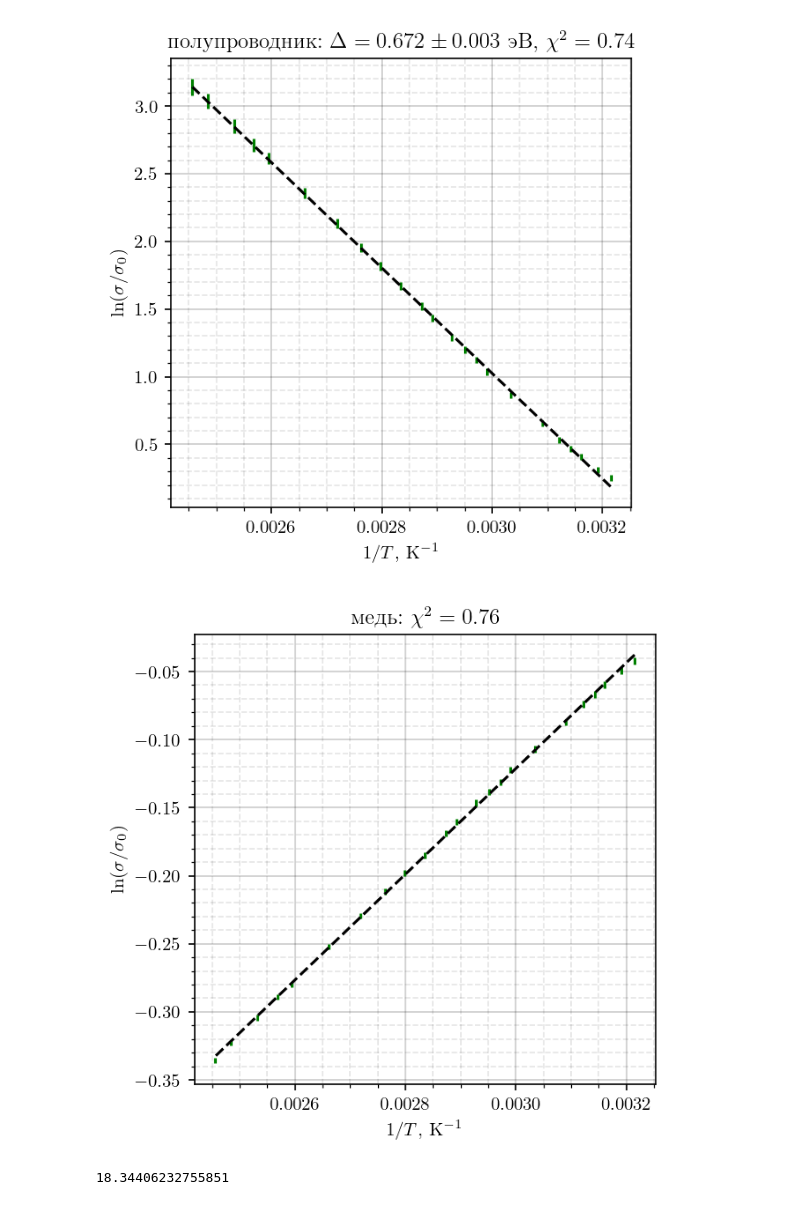
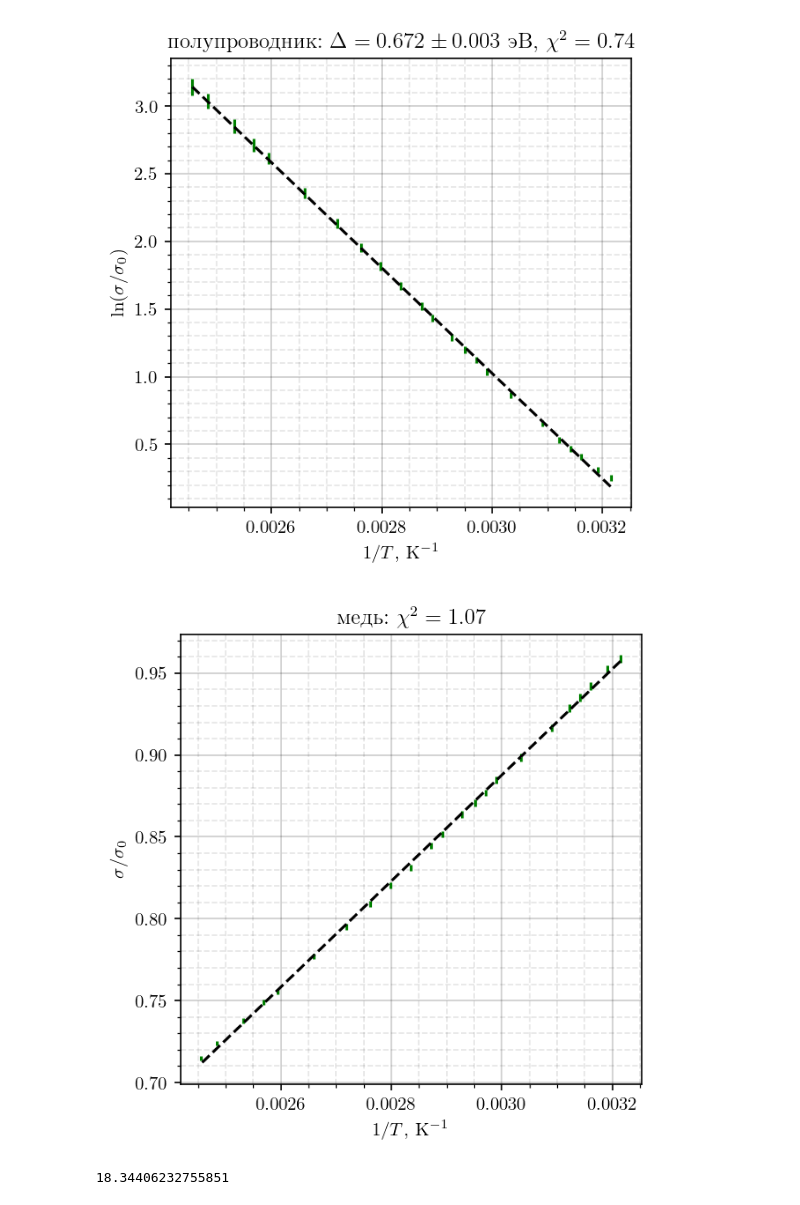
Before and after one commit to k1242/notes_6sem, a Jupyter notebook: labs/6.11.1/11.1.ipynb, the cells around one changed output. Drawn from its saved outputs; the diff is of its cells as text; code cells hidden in the pictures.

```diff
--- a/labs/6.11.1/11.1.ipynb
+++ b/labs/6.11.1/11.1.ipynb
@@ -75,37 +75,37 @@ plt.show()
 [figure]
 # %%
 x = 1 / (data["T"]-5)
-y = np.log(data["sigma_cu"]/sigma_cu_0)
+y = data["sigma_cu"]/sigma_cu_0
 xerr = 0
-yerr = (0.0005 + 0.000 * data["R_cu"])/data["R_cu"]
+yerr = (0.0005 + 0.000 * data["R_cu"])/data["R_cu"] * data["sigma_cu"]/sigma_cu_0
 
 
 start = 4;
 end   = None;
 [a, b], cov = np.polyfit(x[start:end], y[start:end], 1, cov=True)
 
 chi2 = np.sum((y[start:end] - a * x[start:end] - b)**2/yerr[start:end]**2)/(x.shape[0]-start-2);
 kB = 1.38e-23;
 Delta = -2 * kB * a / 1.6e-19;
 err_Delta = 2 * kB * cov[0][0]**0.5/ 1.6e-19
 
 fig, ax = plt.subplots(dpi=150, figsize=(ss, ss))
 # plt.scatter(x[start:end], y[start:end], color="g", s=5)
 plt.errorbar(x[start:end], y[start:end], color="g", fmt=",",
              xerr=0,
              yerr=yerr[start:end])
 plt.plot(x[start:end], a * x[start:end] + b, "--k")
 plt.title("медь: $\\chi^2 = {:.2f}$".format(chi2))
 
 plt.xlabel("$1/T$, K${}^{-1}$")
-plt.ylabel("$\\ln(\\sigma/\\sigma_0)$")
+plt.ylabel("$\\sigma/\\sigma_0$")
 ax.minorticks_on()
 ax.grid(b=True, which='major', color='k', linestyle='-', alpha=0.2)
 ax.grid(b=True, which='minor', color='k', linestyle='--', alpha=0.1)
 plt.savefig("plot_cu_6.11.1.pdf", bbox_inches='tight', pad_inches=0)
 plt.show()
 # %% [output]
-[figure, old version]
+[figure, new version]
 # %%
 cov[0][0]**0.5
 # %% [output]
```
Also changed, not shown: 4 other files.
